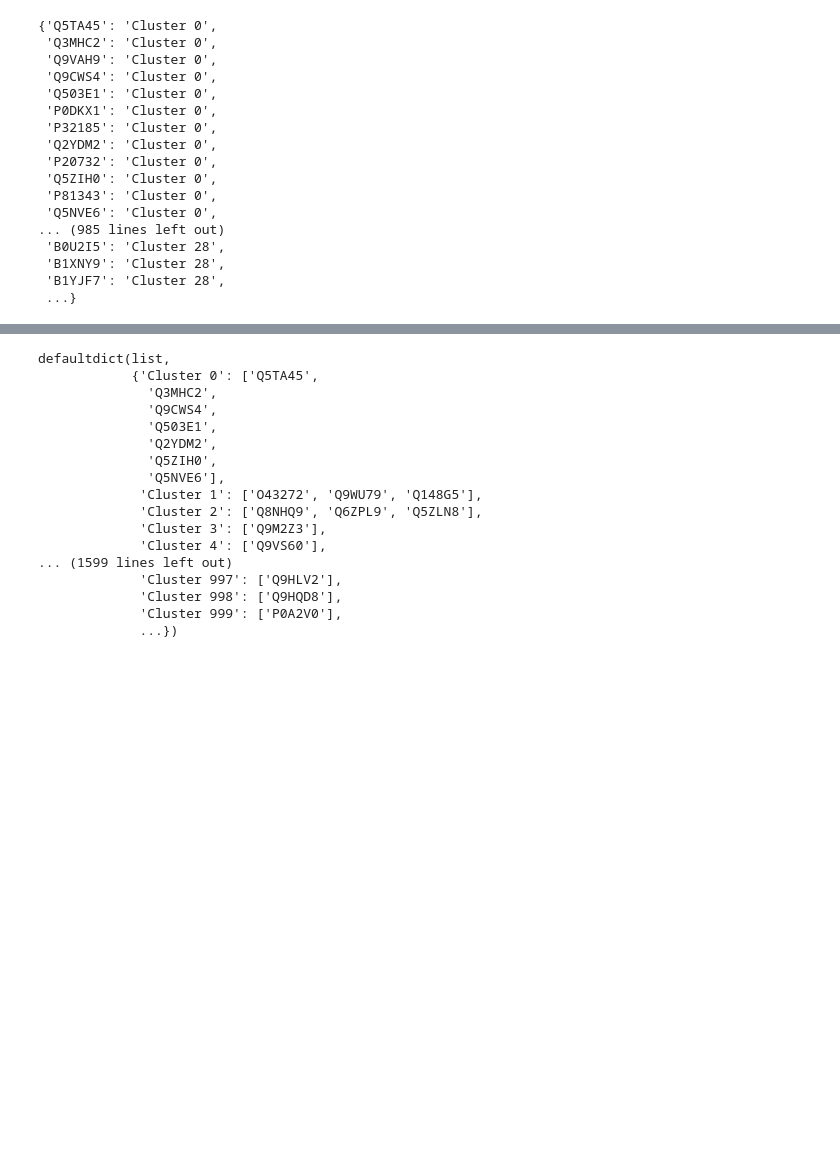
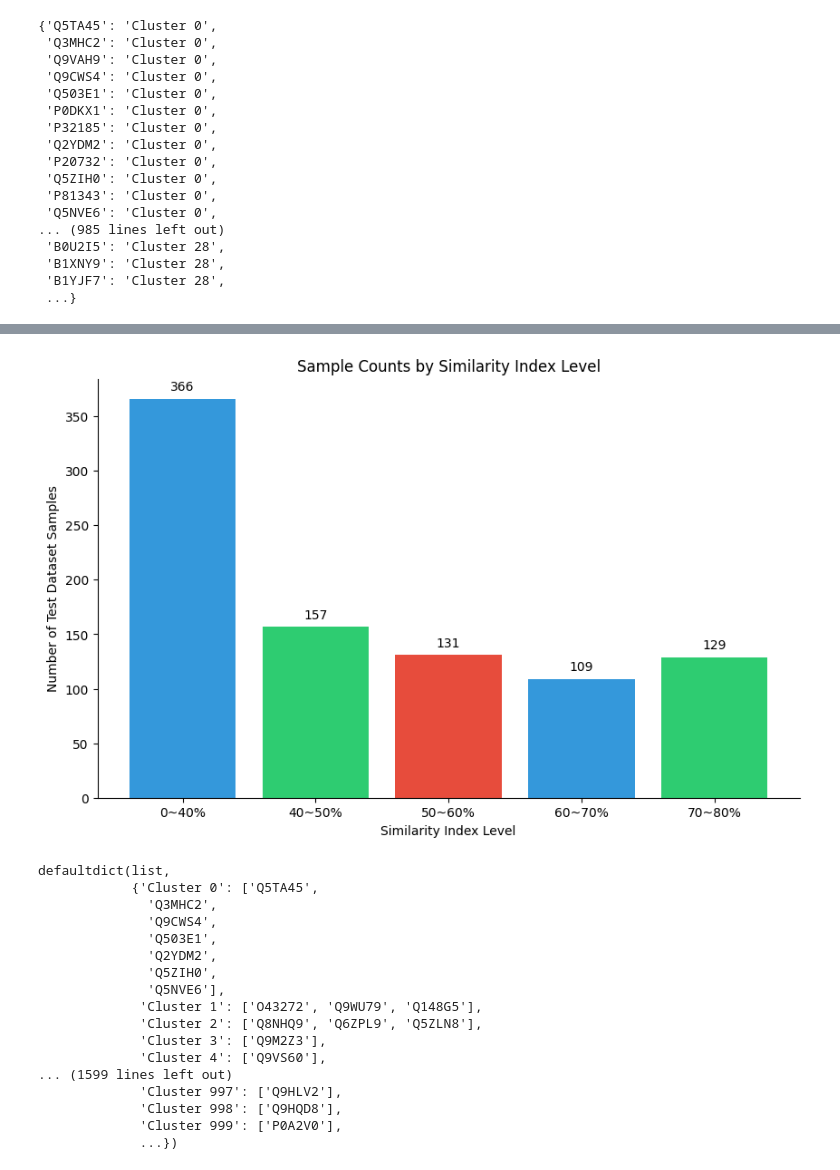
Before and after one commit to wangxr0526/EasIFA, a Jupyter notebook: dataset_preprocess/5.2.check_simiarity_between_test_sample_and_training_set.ipynb, the cells around one changed output, grey strips where cells are left out. Drawn from its saved outputs; the diff is of its cells as text; code cells hidden in the pictures; blank space fills up the shorter version.

Commit message:
add level 5 similarity

```diff
--- a/dataset_preprocess/5.2.check_simiarity_between_test_sample_and_training_set.ipynb
+++ b/dataset_preprocess/5.2.check_simiarity_between_test_sample_and_training_set.ipynb
@@ -252,8 +257,27 @@ def get_similarity_index_level(level1_cls, level2_cls, level3_cls, train_dataset
             return similarity_index_levels[1] # 0.4~0.6
         else:
             return similarity_index_levels[2] # 0.6~0.8
+# %%
+similarity_index_levels_5 = ['0~40%', '40~50%', '50~60%', '60~70%', '70~80%']
+def get_similarity_index_level_5(cluster_80, cluster_70, cluster_60, cluster_50, cluster_40, train_dataset):
+
+    if (cluster_40 not in train_dataset['cluster_ther_0.4'].tolist()): # 在0.4阈值下与训练集没有相同的cluster，则代表相似度小于0.4
+        return similarity_index_levels_5[0] # 0.2~0.4
+    else: # 在0.4阈值下，与训练集有相同的cluster，则相似度大于0.4
+        if (cluster_50 not in train_dataset['cluster_ther_0.5'].tolist()): # 在0.5阈值下与训练集没有相同的cluster，则代表相似度小于0.5
+            return similarity_index_levels_5[1] # 0.4~0.5
+        else: # 在0.5阈值下，与训练集有相同的cluster，则相似度大于0.5
+            if (cluster_60 not in train_dataset['cluster_ther_0.6'].tolist()): # 在0.6阈值下与训练集没有相同的cluster，则代表相似度小于0.6
+                return similarity_index_levels_5[2] # 0.5~0.6
+            else: # 在0.6阈值下，与训练集有相同的cluster，则相似度大于0.6
+                if (cluster_70 not in train_dataset['cluster_ther_0.7'].tolist()): # 在0.7阈值下与训练集没有相同的cluster，则代表相似度小于0.7
+                    return similarity_index_levels_5[3] # 0.6~0.7
+                else:
+                    return similarity_index_levels_5[4] # 0.7~0.8
 # %%
 test_dataset['similarity_index_level'] = test_dataset.apply(lambda row: get_similarity_index_level(row['cluster_ther_0.8'], row['cluster_ther_0.6'], row['cluster_ther_0.4'], train_dataset), axis=1)
+# %%
+test_dataset['similarity_index_level_5'] = test_dataset.apply(lambda row: get_similarity_index_level_5(row['cluster_ther_0.8'], row['cluster_ther_0.7'], row['cluster_ther_0.6'], row['cluster_ther_0.5'], row['cluster_ther_0.4'], train_dataset), axis=1)
 # %%
 import matplotlib.pyplot as plt
 
@@ -284,6 +308,36 @@ for i, count in enumerate(sample_counts):
 plt.show()
 # %% [output]
 [figure]
+# %%
+import matplotlib.pyplot as plt
+
+
+thresholds = similarity_index_levels_5
+sample_counts = [(test_dataset['similarity_index_level_5'] == x).sum() for x in thresholds]
+
+
+
+colors = ['#3498db', '#2ecc71', '#e74c3c']
+
+
+plt.figure(figsize=(10, 6))
+plt.bar(thresholds, sample_counts, color=colors)
+ax = plt.gca()
+ax.spines['top'].set_visible(False)
+ax.spines['right'].set_visible(False)
+
+plt.title('Sample Counts by Similarity Index Level')
+plt.xlabel('Similarity Index Level')
+plt.ylabel('Number of Test Dataset Samples')
+
+
+for i, count in enumerate(sample_counts):
+    plt.text(i, count + 5, str(count), ha='center', va='bottom')
+
+
+plt.show()
+# %% [output]
+[figure, added]
 # %%
 test_dataset.to_csv(os.path.join(ec_site_dataset_path, merge_dataset_name_str+f'{max_sample}', 'test_dataset_with_similarity_idx.csv'), index=False)
 # %%
```
Also changed, not shown: parts of 6 cells of this notebook, 9 other files.
